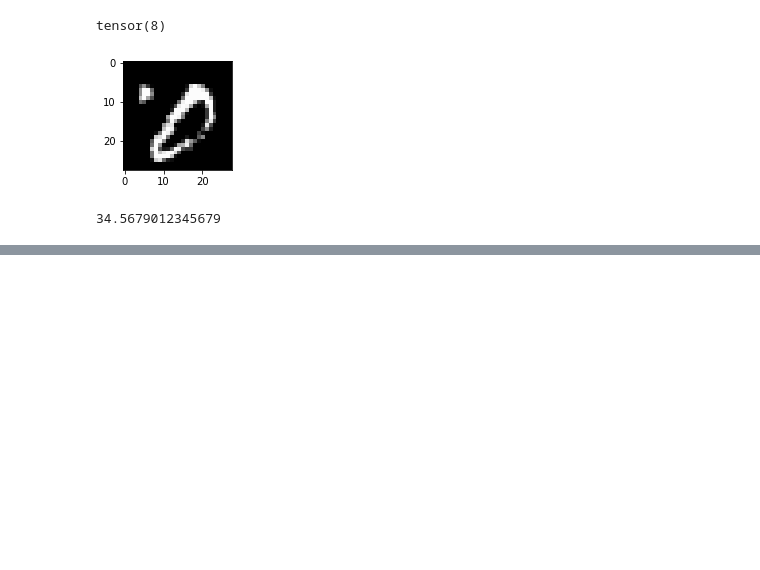
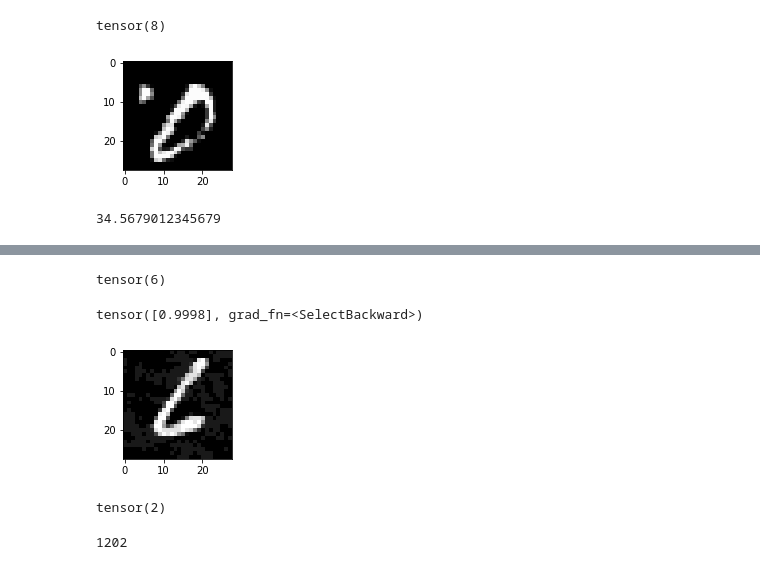
Before and after one commit to xTavi/BlackBoxAttack, a Jupyter notebook: BlackBoxAttack.ipynb, the cells around one changed output, grey strips where cells are left out. Cells and saved outputs as stored; diff of their text form; code cells hidden in the pictures; blank space fills up the shorter version.

```diff
--- a/BlackBoxAttack.ipynb
+++ b/BlackBoxAttack.ipynb
@@ -1188,0 +1179,3 @@ None
+# %%
+for i in range(10):
+  a = ensamble_prediction(bunch_of_digits[i].unsqueeze(dim=0))
@@ -1188,0 +1193,3 @@ None
+# %%
+adv = []
+number_or_tries_model1 = []
@@ -1188,0 +1230,24 @@ None
+# %%
+ # First we load the models
+pretrained_model1 = "conv_net.pt"
+pretrained_model2 = "LeNet5.pt"
+pretrained_model3 = "ResNet.pt"
+# Here we load the model
+
+device = torch.device("cuda" if (use_cuda and torch.cuda.is_available()) else "cpu")
+
+# Initialize the network
+model1 = CNN().to(device)
+model2 = LeNet5(10).to(device)
+model3 = MNISTResNet().to(device)
+
+# Load the pretrained model
+model1.load_state_dict(torch.load(pretrained_model1, map_location='cpu'))
+model2.load_state_dict(torch.load(pretrained_model2, map_location='cpu'))
+model3.load_state_dict(torch.load(pretrained_model3, map_location='cpu'))
+# Set the model in evaluation mode.
+model1.eval()
+model2.eval()
+model3.eval()
+# %%
+x, tries = simba_single1(model1, bunch_of_digits[0].unsqueeze(dim=1), torch.Tensor.long(bunch_of_labels[0]), 784, 0.1)
@@ -1188,0 +1256,20 @@ None
+# %%
+print(output.argmax())
+# %% [output]
+tensor(6)
+# %%
+print(torch.nn.Softmax(dim=1)(output)[:,torch.Tensor.long(bunch_of_labels[0])])
+# %% [output]
+tensor([0.9998], grad_fn=<SelectBackward>)
+# %%
+print_image(x)
+# %% [output]
+[figure, added]
+# %%
+model1(x).argmax()
+# %% [output]
+tensor(2)
+# %%
+print(tries)
+# %% [output]
+1202
```
Also changed, not shown: parts of 31 cells of this notebook.
